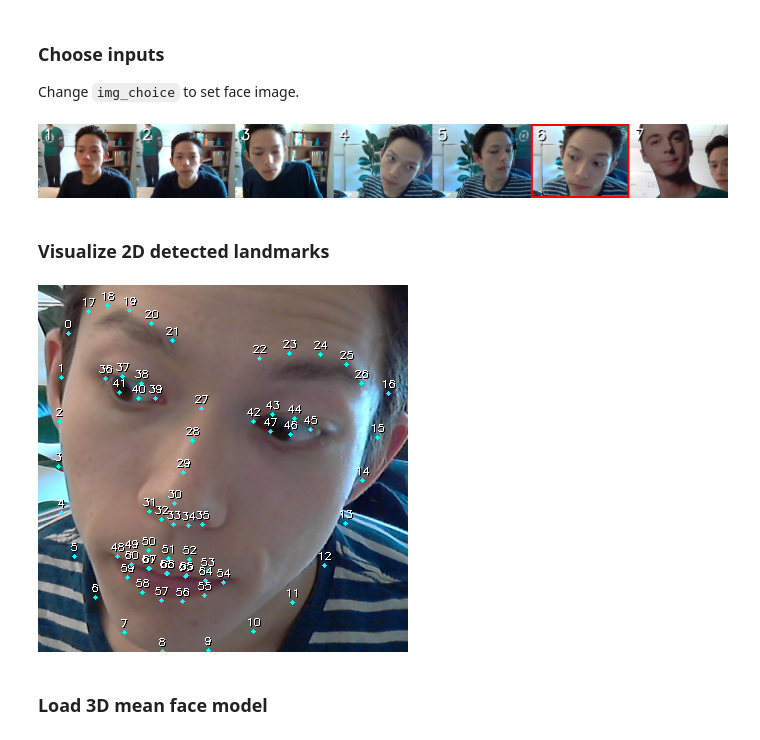
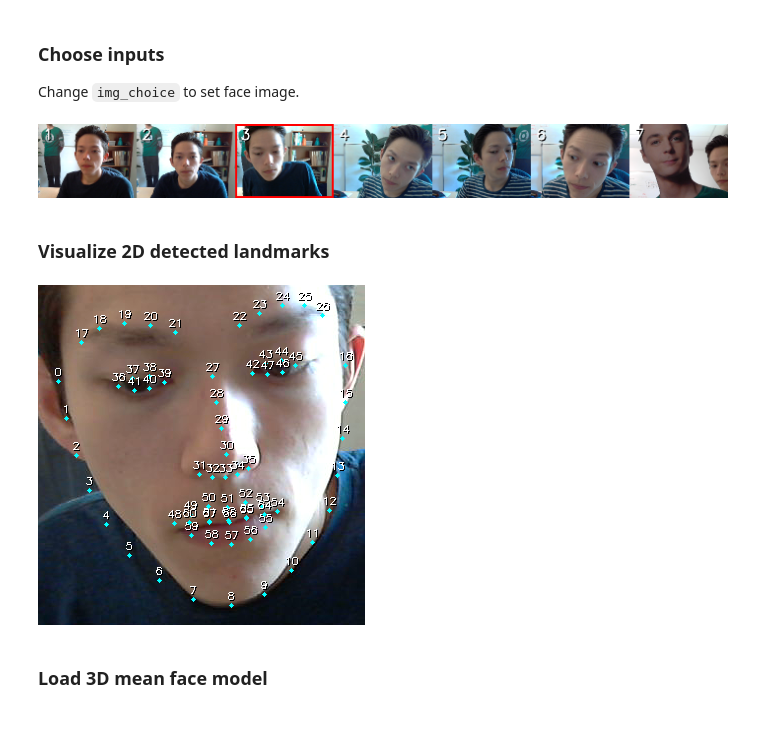
Before and after one commit to errollw/CLM-gaze-tracker-OLD, a Jupyter notebook: eye-tracking.ipynb, the cells around one changed output. Drawn from its saved outputs; the diff is of its cells as text; code cells hidden in the pictures.

```diff
--- a/eye-tracking.ipynb
+++ b/eye-tracking.ipynb
@@ -47,29 +47,29 @@ def trim_fig(fig, pad=8):
 
 Change `img_choice` to set face image.
 # %%
-img_choice = 6
+img_choice = 3
 
 # show face images in directory
 face_imgs = [cv2.imread(f) for f in os.listdir(".") if f.startswith('img_')];
 face_imgs = [cv2.resize(img, (200,200*img.shape[0]/img.shape[1])) for img in face_imgs]
 
 # show red border around chosen face image
 f_img = face_imgs[img_choice-1];
 f_img[:4,:] = f_img[-4:,:] = f_img[:,:4] = f_img[:,-4:] = [0,0,255]
 
 for i, f_img in enumerate(face_imgs):
     pretty_txt(f_img, str(i+1), (20, 20), s=1, t=2)
 
 # visualize the choice
 cv2.imwrite("all_face_images.png", np.hstack(face_imgs))
 display(Image("all_face_images.png"))
 
 # set filenames for the chosen face
 filename_face_img = 'img_'+str(img_choice-1)+'.png'
 filename_ldmks = 'landmarks_'+str(img_choice-1)+'.txt'
 filename_mean_ldmks = 'Multi-PIE_aligned_PDM_68.txt'
 # %% [output]
-[figure, old version]
+[figure, new version]
 # %% [markdown]
 ### Visualize 2D detected landmarks
 # %%
@@ -98,7 +98,7 @@ cv2.imwrite("2d-landmarks.png", debug_img[np.min(l2d_ys)-20:np.max(l2d_ys)+20,
                                           np.min(l2d_xs)-20:np.max(l2d_xs)+20])
 display(Image("2d-landmarks.png"))
 # %% [output]
-[figure, old version]
+[figure, new version]
 # %% [markdown]
 ### Load 3D mean face model
 # %%
```
Also changed, not shown: parts of 3 cells of this notebook, 11 other files.
